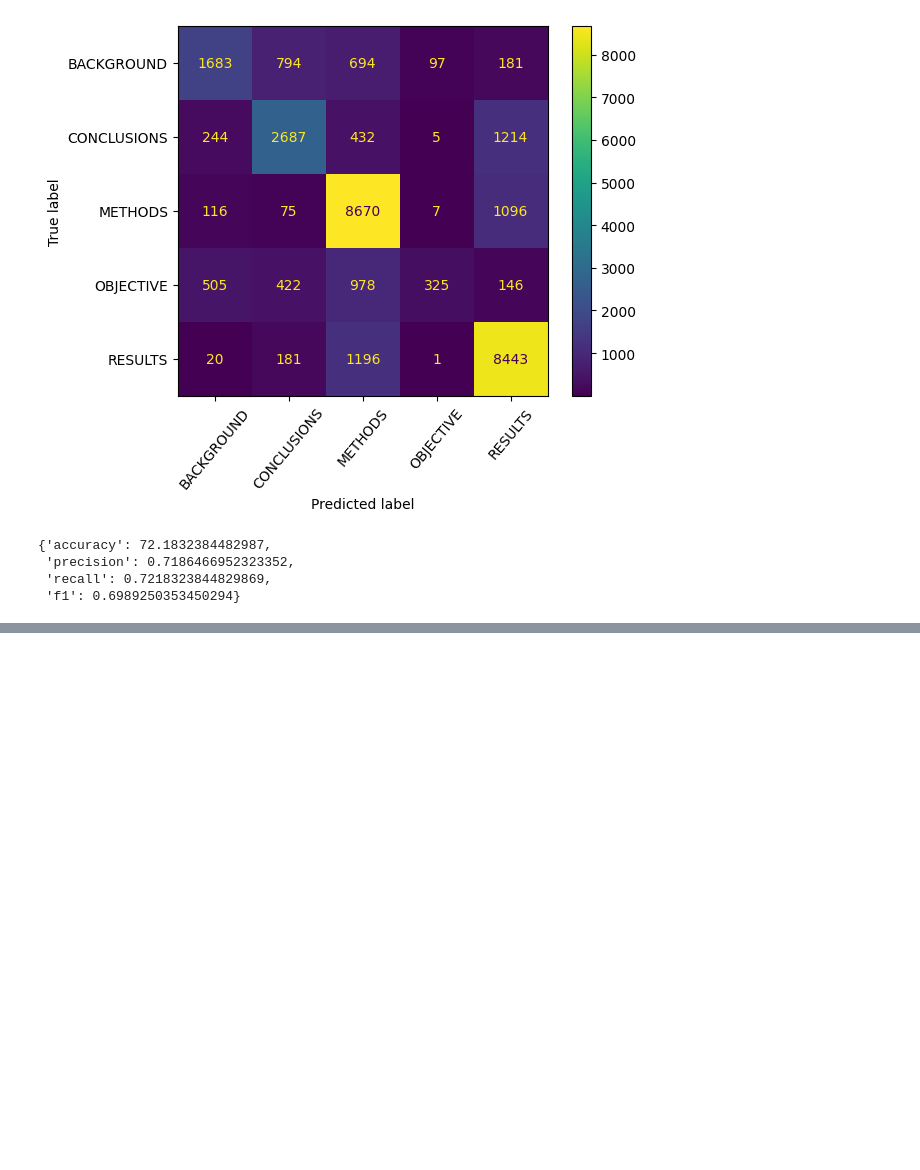
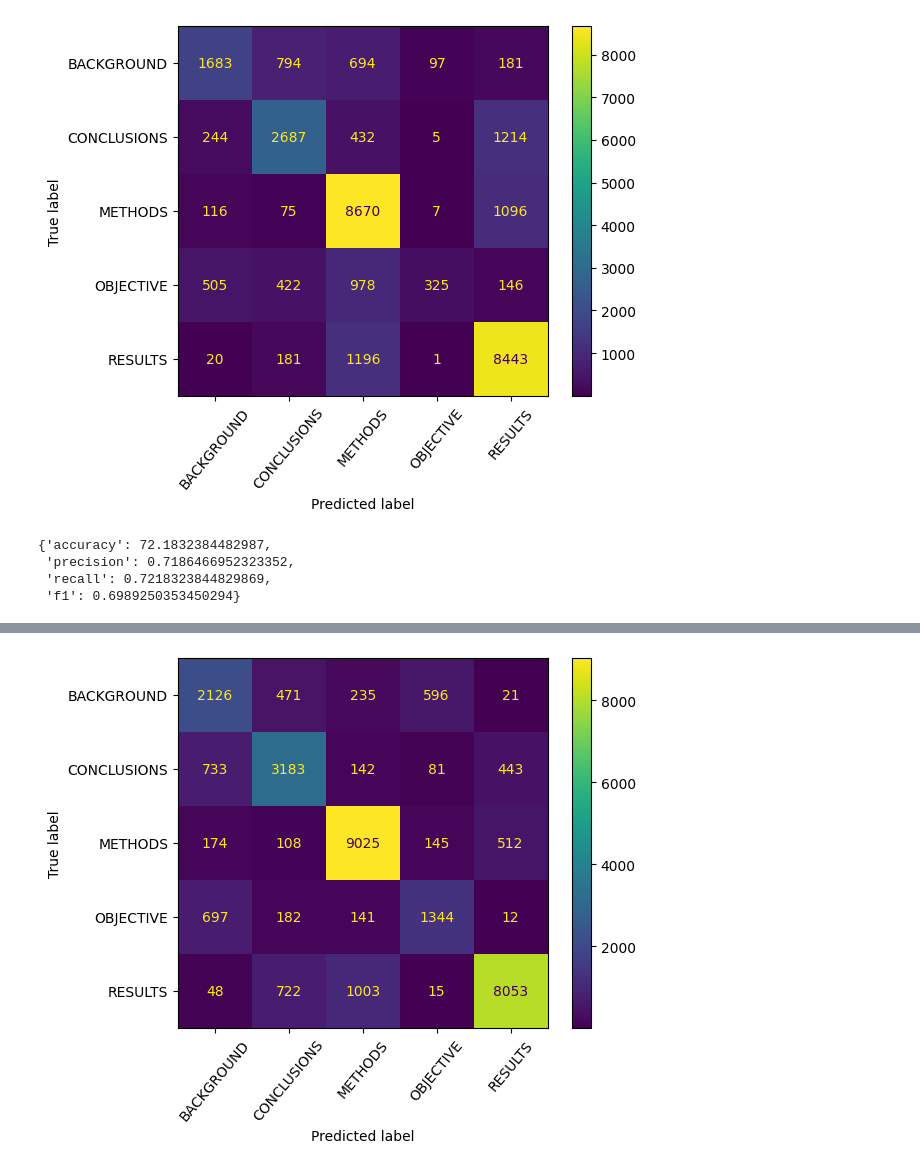
Before and after one commit to yehandineth/NLP_Learning, a Jupyter notebook: JSCReplication/skimlit.ipynb, the cells around one changed output, grey strips where cells are left out. Cells and saved outputs as stored; diff of their text form; code cells hidden in the pictures; blank space fills up the shorter version.

```diff
--- a/JSCReplication/skimlit.ipynb
+++ b/JSCReplication/skimlit.ipynb
@@ -293,0 +420,12 @@ baseline_metrics
+# %%
+history_model_1 = model_1.fit(
+    X_train,
+    train_one_hot,
+    validation_data = (X_val, val_one_hot),
+    epochs=3,
+    initial_epoch=0,
+    callbacks=[create_tensorboard_callback('CNN', 'RUN1')],
+    steps_per_epoch = 560,
+    validation_steps = 560,
+    batch_size=BATCH_SIZE
+)
@@ -293,0 +459,3 @@ baseline_metrics
+# %%
+model_1_preds = np.argmax(model_1.predict(X_val),axis=-1)
+model_1_preds, val_label
@@ -293,0 +465,4 @@ baseline_metrics
+# %%
+model_1_cm, model_1_report, model_1_metrics = get_cm_and_final_results(model_1_preds, val_label)
+# %% [output]
+[figure, added]
```
Also changed, not shown: parts of 46 cells of this notebook, 2 other files.
